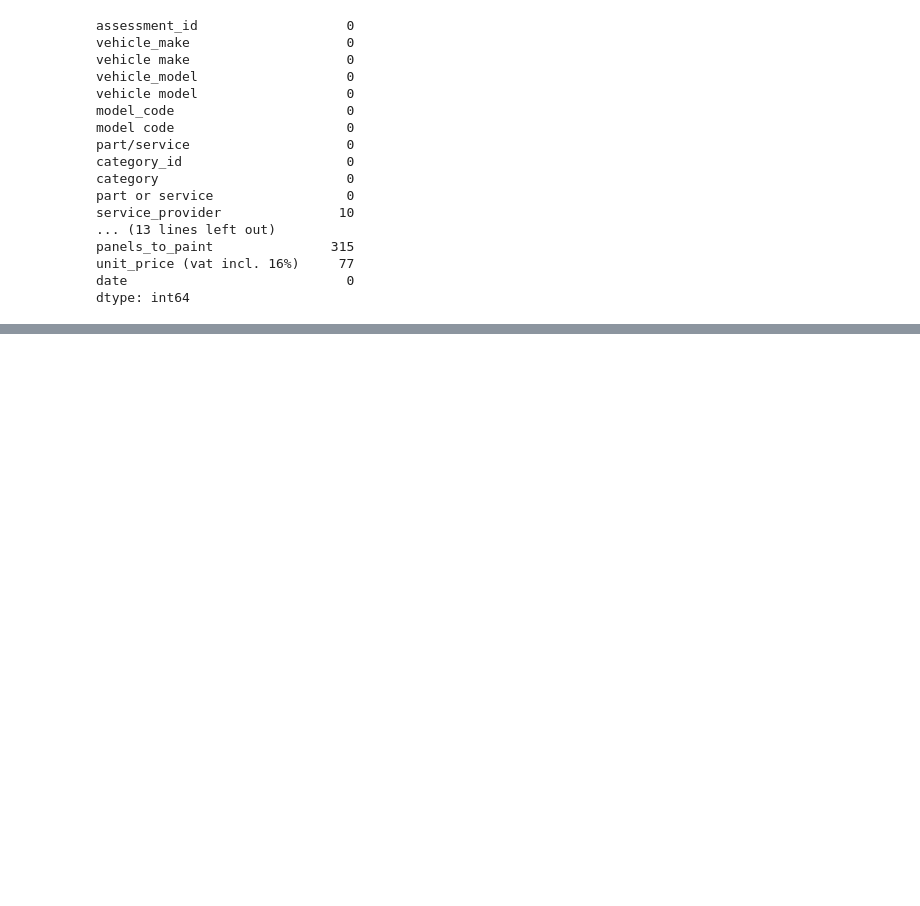
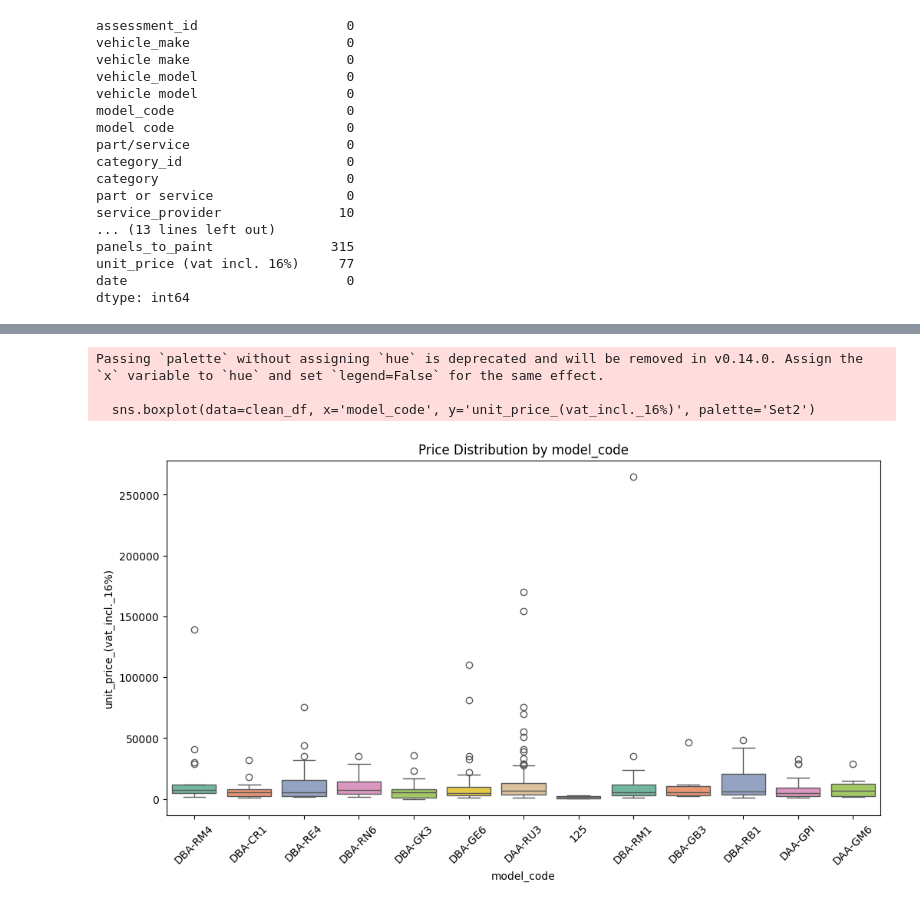
Before and after one commit to MarilynMaika/HONDA_PARTS_ANALYSIS, a Jupyter notebook: honda_parts_analysis.ipynb, the cells around one changed output, grey strips where cells are left out. Saved outputs shown, nothing was run; the diff lists cells and outputs as text; code cells hidden in the pictures; blank space fills up the shorter version.

```diff
--- a/honda_parts_analysis.ipynb
+++ b/honda_parts_analysis.ipynb
@@ -74,0 +166,3 @@ dtype: int64
+# %%
+#changing the data type of the date columns to datetime
+clean_df['date'] = pd.to_datetime(clean_df['date'])
@@ -74,0 +171,4 @@ dtype: int64
+# %%
+#dropping the vehicle_make and vehicle_make_id columns as they have just one distinct value
+clean_df.columns = clean_df.columns.str.lower().str.strip().str.replace(' ', '_')
+clean_df = clean_df.drop(columns=['vehicle_make', 'vehicle_make_id'])
@@ -74,0 +177,4 @@ dtype: int64
+# %%
+#dropping the id columns
+clean_df = clean_df.drop(columns=['vehicle_model_id', 'model_code_id', 'part/service_id', 'part_condition_id', 'part_type_id', 'fix_type_id', 'paint_type_id', 'damage_id', 'category_id'])
+clean_df.head()
@@ -74,0 +197,3 @@ dtype: int64
+# %%
+#drop duplicate rows
+clean_df = clean_df.drop_duplicates()
@@ -74,0 +226,12 @@ dtype: int64
+# %%
+# Plotting the price distribution by model_code, using a boxplot to visualize the spread and outliers
+plt.figure(figsize=(12, 6))
+sns.boxplot(data=clean_df, x='model_code', y='unit_price_(vat_incl._16%)', palette='Set2')
+plt.xticks(rotation=45)
+plt.title('Price Distribution by model_code')
+plt.show()
+# %% [output]
+Passing `palette` without assigning `hue` is deprecated and will be removed in v0.14.0. Assign the `x` variable to `hue` and set `legend=False` for the same effect.
+
+  sns.boxplot(data=clean_df, x='model_code', y='unit_price_(vat_incl._16%)', palette='Set2')
+[figure, added]
```
Also changed, not shown: parts of 53 cells of this notebook, 1 other file.
